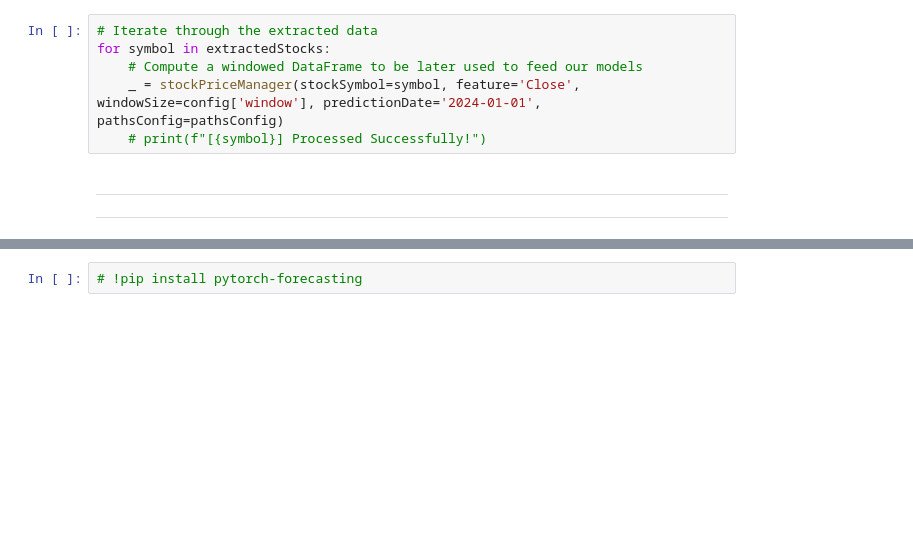
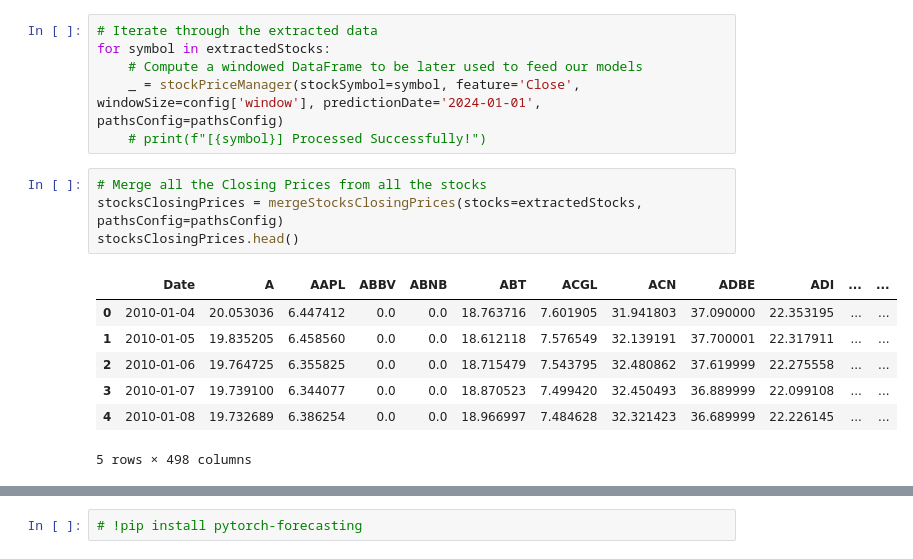
Before and after one commit to EstevesX10/SP500-Stock-Forecasting-and-Optimization, a Jupyter notebook: SP500 Stock Forecasting and Optimization/SP500 Stock Price Forecasting and Optimization.ipynb, the cells around one changed output, grey strips where cells are left out. Cells and saved outputs as stored; diff of their text form; blank space fills up the shorter version.

```diff
--- a/SP500 Stock Forecasting and Optimization/SP500 Stock Price Forecasting and Optimization.ipynb
+++ b/SP500 Stock Forecasting and Optimization/SP500 Stock Price Forecasting and Optimization.ipynb
@@ -273,6 +284,15 @@ for symbol in extractedStocks:
     # Compute a windowed DataFrame to be later used to feed our models
     _ = stockPriceManager(stockSymbol=symbol, feature='Close', windowSize=config['window'], predictionDate='2024-01-01', pathsConfig=pathsConfig)
     # print(f"[{symbol}] Processed Successfully!")
-# %% [markdown]
----
----
+# %%
+# Merge all the Closing Prices from all the stocks
+stocksClosingPrices = mergeStocksClosingPrices(stocks=extractedStocks, pathsConfig=pathsConfig)
+stocksClosingPrices.head()
+# %% [output]
+|  | Date | A | AAPL | ABBV | ABNB | ABT | ACGL | ACN | ADBE | ADI | ... | ... |
+| 0 | 2010-01-04 | 20.053036 | 6.447412 | 0.0 | 0.0 | 18.763716 | 7.601905 | 31.941803 | 37.090000 | 22.353195 | ... | ... |
+| 1 | 2010-01-05 | 19.835205 | 6.458560 | 0.0 | 0.0 | 18.612118 | 7.576549 | 32.139191 | 37.700001 | 22.317911 | ... | ... |
+| 2 | 2010-01-06 | 19.764725 | 6.355825 | 0.0 | 0.0 | 18.715479 | 7.543795 | 32.480862 | 37.619999 | 22.275558 | ... | ... |
+| 3 | 2010-01-07 | 19.739100 | 6.344077 | 0.0 | 0.0 | 18.870523 | 7.499420 | 32.450493 | 36.889999 | 22.099108 | ... | ... |
+| 4 | 2010-01-08 | 19.732689 | 6.386254 | 0.0 | 0.0 | 18.966997 | 7.484628 | 32.321423 | 36.689999 | 22.226145 | ... | ... |
+5 rows × 498 columns
```
Also changed, not shown: parts of 23 cells of this notebook.
